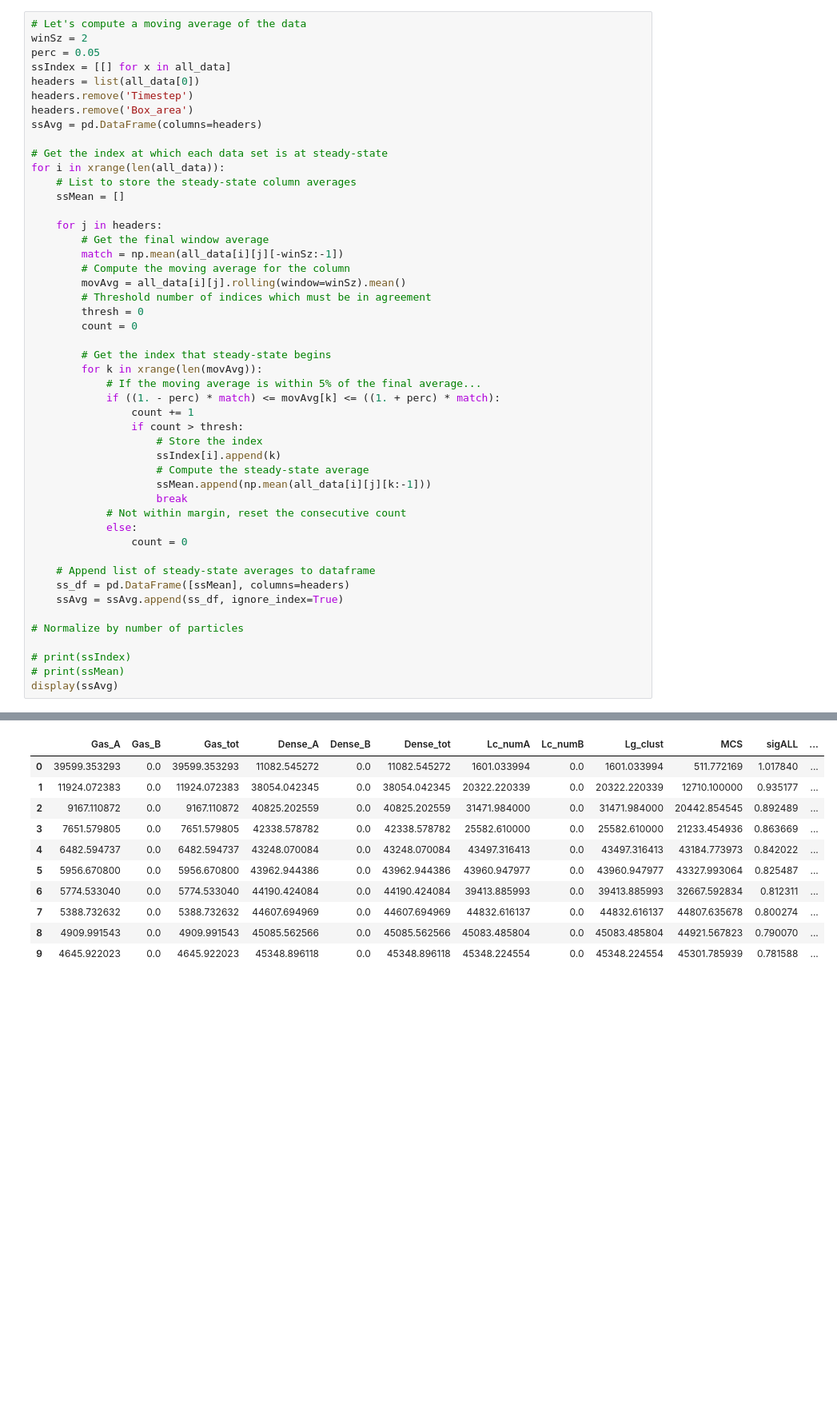
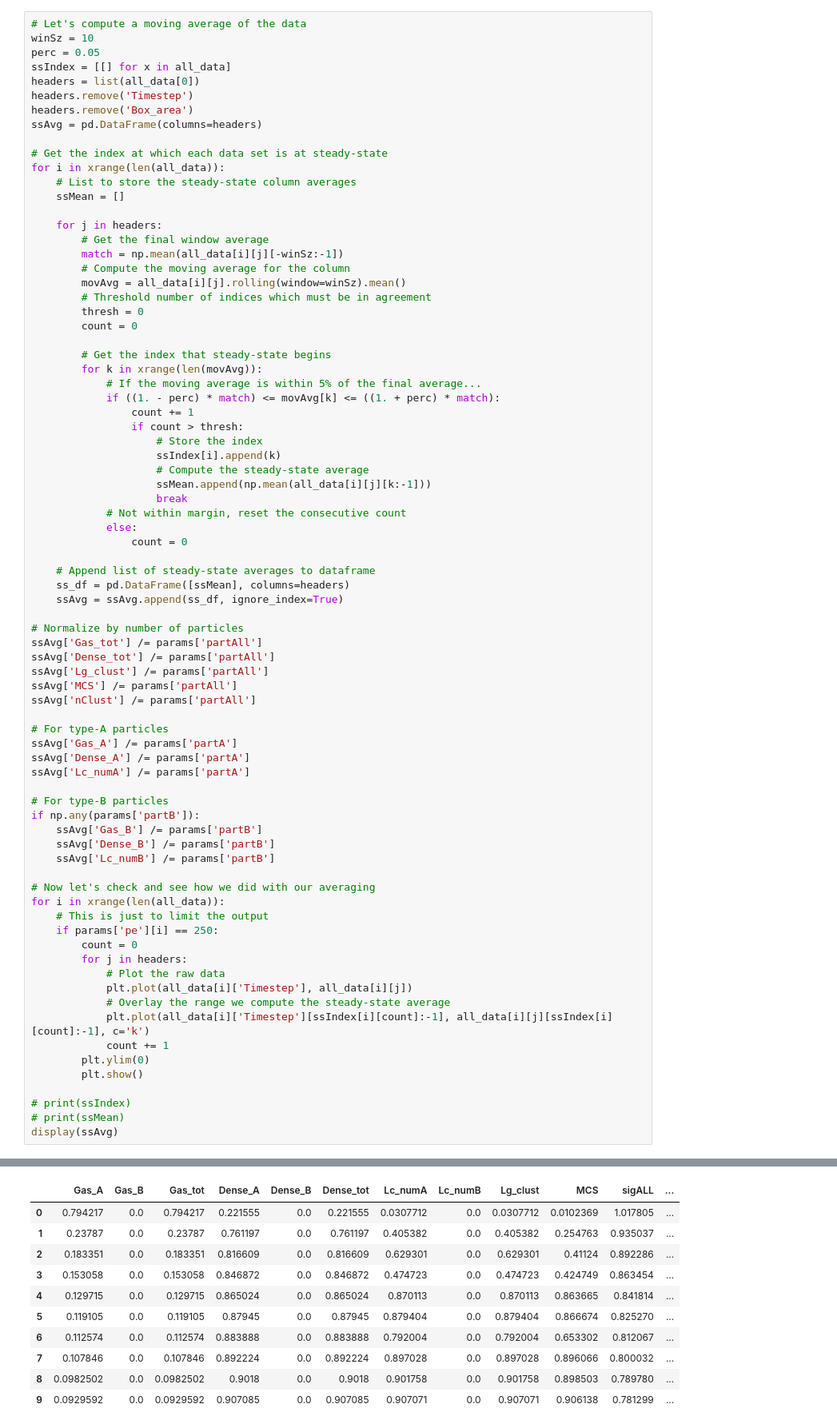
Before and after one commit to kolbt/whingdingdilly, a Jupyter notebook: ipython/soft_systems/soft_get_areas.ipynb, the cells around one changed output, grey strips where cells are left out. Shown at 80% size. Saved outputs shown, nothing was run; the diff lists cells and outputs as text; blank space fills up the shorter version.

```diff
--- a/ipython/soft_systems/soft_get_areas.ipynb
+++ b/ipython/soft_systems/soft_get_areas.ipynb
@@ -315,7 +315,7 @@ for z in list(all_data[0]):
 ... (31 outputs left out)
 # %%
 # Let's compute a moving average of the data
-winSz = 2
+winSz = 10
 perc = 0.05
 ssIndex = [[] for x in all_data]
 headers = list(all_data[0])
@@ -357,6 +357,36 @@ for i in xrange(len(all_data)):
     ssAvg = ssAvg.append(ss_df, ignore_index=True)
 
 # Normalize by number of particles
+ssAvg['Gas_tot'] /= params['partAll']
+ssAvg['Dense_tot'] /= params['partAll']
+ssAvg['Lg_clust'] /= params['partAll']
+ssAvg['MCS'] /= params['partAll']
+ssAvg['nClust'] /= params['partAll']
+
+# For type-A particles
+ssAvg['Gas_A'] /= params['partA']
+ssAvg['Dense_A'] /= params['partA']
+ssAvg['Lc_numA'] /= params['partA']
+
+# For type-B particles
+if np.any(params['partB']):
+    ssAvg['Gas_B'] /= params['partB']
+    ssAvg['Dense_B'] /= params['partB']
+    ssAvg['Lc_numB'] /= params['partB']
+
+# Now let's check and see how we did with our averaging
+for i in xrange(len(all_data)):
+    # This is just to limit the output
+    if params['pe'][i] == 250:
+        count = 0
+        for j in headers:
+            # Plot the raw data
+            plt.plot(all_data[i]['Timestep'], all_data[i][j])
+            # Overlay the range we compute the steady-state average
+            plt.plot(all_data[i]['Timestep'][ssIndex[i][count]:-1], all_data[i][j][ssIndex[i][count]:-1], c='k')
+            count += 1
+        plt.ylim(0)
+        plt.show()
 
 # print(ssIndex)
 # print(ssMean)
@@ -365,14 +396,14 @@ display(ssAvg)
 |  | Gas_A | Gas_B | Gas_tot | Dense_A | Dense_B | Dense_tot | Lc_numA | Lc_numB | Lg_clust | MCS | sigALL | ... |
-| 0 | 39599.353293 | 0.0 | 39599.353293 | 11082.545272 | 0.0 | 11082.545272 | 1601.033994 | 0.0 | 1601.033994 | 511.772169 | 1.017840 | ... |
-| 1 | 11924.072383 | 0.0 | 11924.072383 | 38054.042345 | 0.0 | 38054.042345 | 20322.220339 | 0.0 | 20322.220339 | 12710.100000 | 0.935177 | ... |
-| 2 | 9167.110872 | 0.0 | 9167.110872 | 40825.202559 | 0.0 | 40825.202559 | 31471.984000 | 0.0 | 31471.984000 | 20442.854545 | 0.892489 | ... |
-| 3 | 7651.579805 | 0.0 | 7651.579805 | 42338.578782 | 0.0 | 42338.578782 | 25582.610000 | 0.0 | 25582.610000 | 21233.454936 | 0.863669 | ... |
-| 4 | 6482.594737 | 0.0 | 6482.594737 | 43248.070084 | 0.0 | 43248.070084 | 43497.316413 | 0.0 | 43497.316413 | 43184.773973 | 0.842022 | ... |
-| 5 | 5956.670800 | 0.0 | 5956.670800 | 43962.944386 | 0.0 | 43962.944386 | 43960.947977 | 0.0 | 43960.947977 | 43327.993064 | 0.825487 | ... |
-| 6 | 5774.533040 | 0.0 | 5774.533040 | 44190.424084 | 0.0 | 44190.424084 | 39413.885993 | 0.0 | 39413.885993 | 32667.592834 | 0.812311 | ... |
-| 7 | 5388.732632 | 0.0 | 5388.732632 | 44607.694969 | 0.0 | 44607.694969 | 44832.616137 | 0.0 | 44832.616137 | 44807.635678 | 0.800274 | ... |
-| 8 | 4909.991543 | 0.0 | 4909.991543 | 45085.562566 | 0.0 | 45085.562566 | 45083.485804 | 0.0 | 45083.485804 | 44921.567823 | 0.790070 | ... |
-| 9 | 4645.922023 | 0.0 | 4645.922023 | 45348.896118 | 0.0 | 45348.896118 | 45348.224554 | 0.0 | 45348.224554 | 45301.785939 | 0.781588 | ... |
+| 0 | 0.794217 | 0.0 | 0.794217 | 0.221555 | 0.0 | 0.221555 | 0.0307712 | 0.0 | 0.0307712 | 0.0102369 | 1.017805 | ... |
+| 1 | 0.23787 | 0.0 | 0.23787 | 0.761197 | 0.0 | 0.761197 | 0.405382 | 0.0 | 0.405382 | 0.254763 | 0.935037 | ... |
+| 2 | 0.183351 | 0.0 | 0.183351 | 0.816609 | 0.0 | 0.816609 | 0.629301 | 0.0 | 0.629301 | 0.41124 | 0.892286 | ... |
+| 3 | 0.153058 | 0.0 | 0.153058 | 0.846872 | 0.0 | 0.846872 | 0.474723 | 0.0 | 0.474723 | 0.424749 | 0.863454 | ... |
+| 4 | 0.129715 | 0.0 | 0.129715 | 0.865024 | 0.0 | 0.865024 | 0.870113 | 0.0 | 0.870113 | 0.863665 | 0.841814 | ... |
+| 5 | 0.119105 | 0.0 | 0.119105 | 0.87945 | 0.0 | 0.87945 | 0.879404 | 0.0 | 0.879404 | 0.866674 | 0.825270 | ... |
+| 6 | 0.112574 | 0.0 | 0.112574 | 0.883888 | 0.0 | 0.883888 | 0.792004 | 0.0 | 0.792004 | 0.653302 | 0.812067 | ... |
+| 7 | 0.107846 | 0.0 | 0.107846 | 0.892224 | 0.0 | 0.892224 | 0.897028 | 0.0 | 0.897028 | 0.896066 | 0.800032 | ... |
+| 8 | 0.0982502 | 0.0 | 0.0982502 | 0.9018 | 0.0 | 0.9018 | 0.901758 | 0.0 | 0.901758 | 0.898503 | 0.789780 | ... |
+| 9 | 0.0929592 | 0.0 | 0.0929592 | 0.907085 | 0.0 | 0.907085 | 0.907071 | 0.0 | 0.907071 | 0.906138 | 0.781299 | ... |
 # %%
 # Now plot the steady-state data vs input parameters
 headers = list(ssAvg)
```
Also changed, not shown: parts of 2 cells of this notebook.
